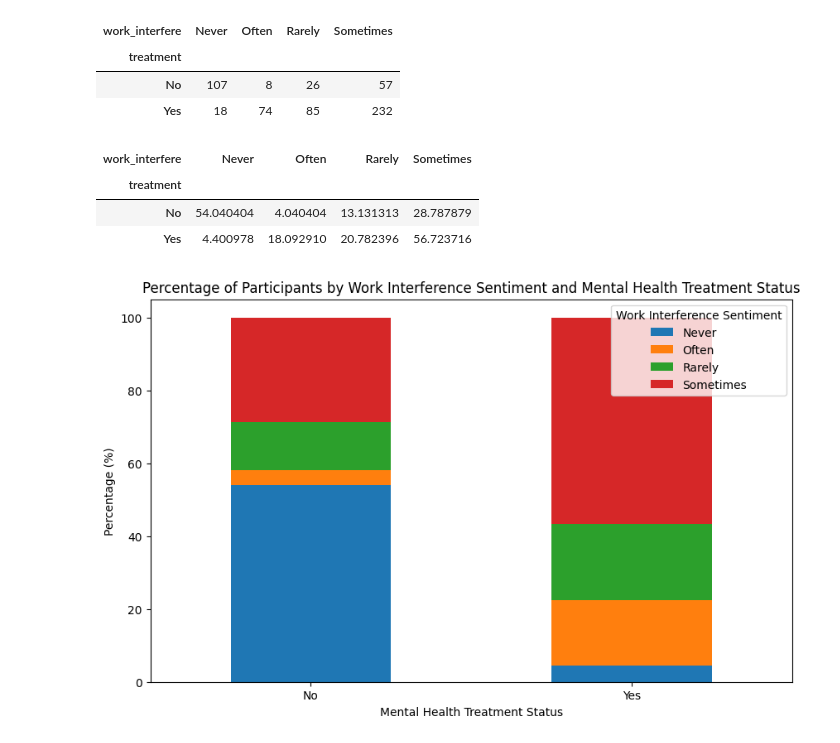
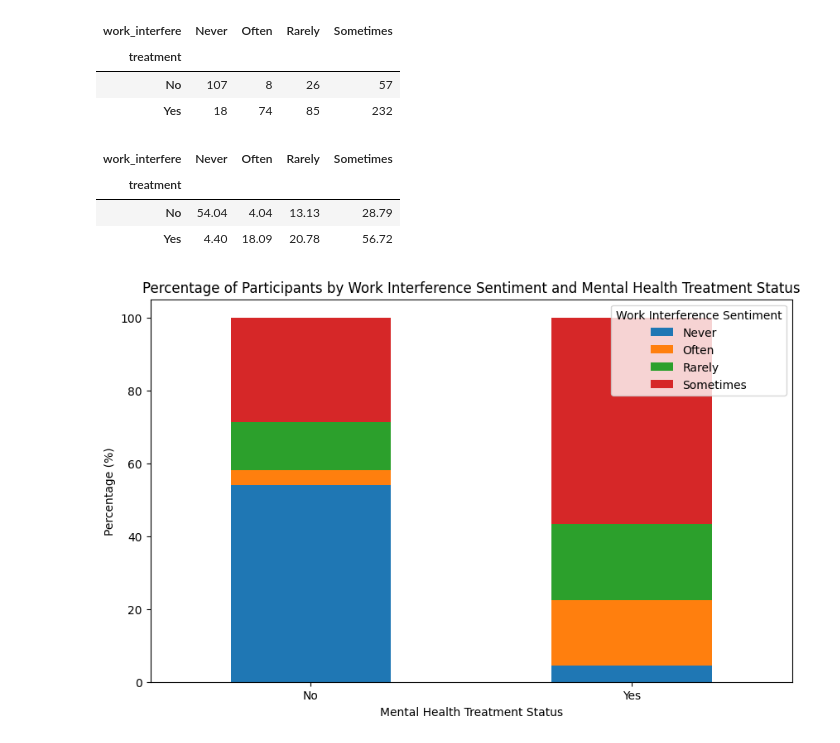
Before and after one commit to rollernathan/Mental_Health_Team_2, a Jupyter notebook: nthapliyal/Mental_health_analysis.ipynb, the cells around one changed output. Drawn from its saved outputs; the diff is of its cells as text; code cells hidden in the pictures.

```diff
--- a/nthapliyal/Mental_health_analysis.ipynb
+++ b/nthapliyal/Mental_health_analysis.ipynb
@@ -94,12 +94,12 @@ summary2
 | Yes | 18 | 74 | 85 | 232 |
 # %%
 summary2_percents = summary2.div(summary2.sum(axis=1), axis=0) * 100
-summary2_percents
+summary2_percents.round(2)
 # %% [output]
 | work_interfere | Never | Often | Rarely | Sometimes |
 | treatment |  |  |  |  |
-| No | 54.040404 | 4.040404 | 13.131313 | 28.787879 |
-| Yes | 4.400978 | 18.092910 | 20.782396 | 56.723716 |
+| No | 54.04 | 4.04 | 13.13 | 28.79 |
+| Yes | 4.40 | 18.09 | 20.78 | 56.72 |
 # %%
 summary2_percents.plot(kind='bar', stacked=True)
 plt.title('Percentage of Participants by Work Interference Sentiment and Mental Health Treatment Status')
```
Also changed, not shown: parts of 2 cells of this notebook, 3 other files.
